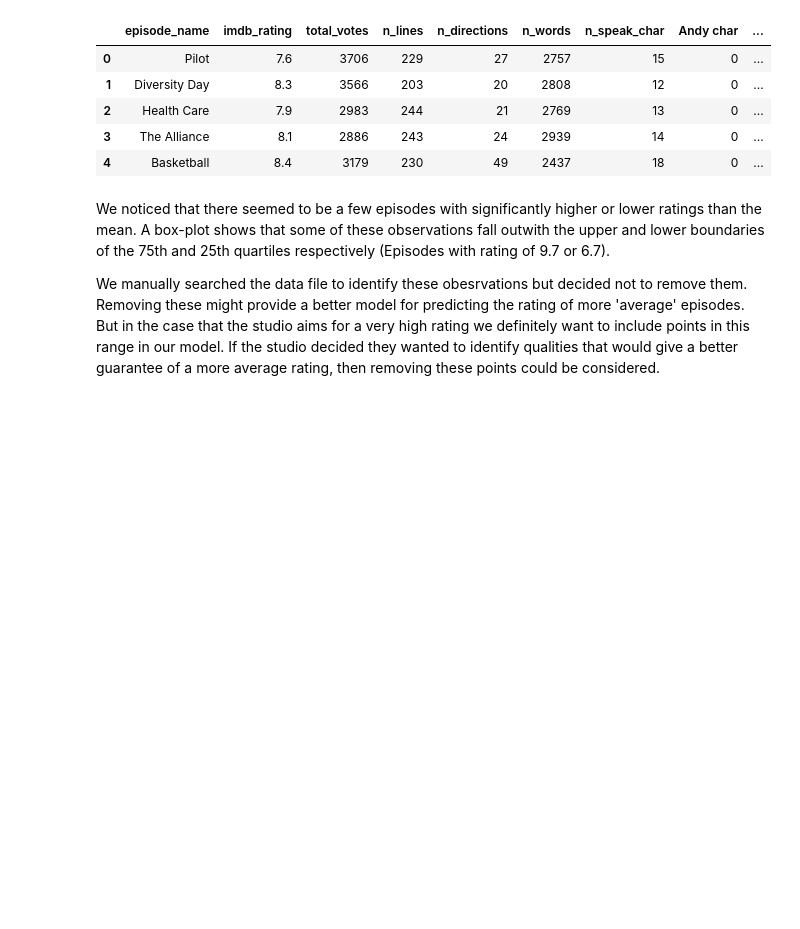
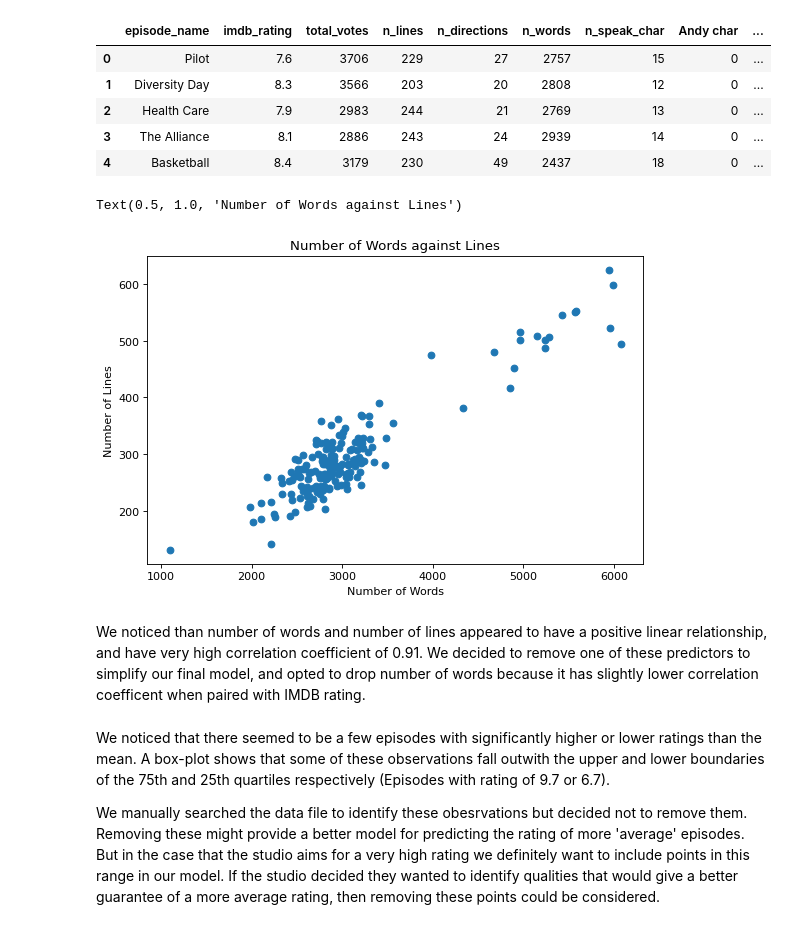
Before and after one commit to BradWangW/imdb_rate_model, a Jupyter notebook: project1.ipynb, the cells around one changed output. Cells and saved outputs as stored; diff of their text form; code cells hidden in the pictures; blank space fills up the shorter version.

```diff
--- a/project1.ipynb
+++ b/project1.ipynb
@@ -278,6 +283,18 @@ data_numeric.head()
 | 2 | Health Care | 7.9 | 2983 | 244 | 21 | 2769 | 13 | 0 | ... |
 | 3 | The Alliance | 8.1 | 2886 | 243 | 24 | 2939 | 14 | 0 | ... |
 | 4 | Basketball | 8.4 | 3179 | 230 | 49 | 2437 | 18 | 0 | ... |
+# %%
+#Plotting two correlated variables on a larger plot
+fig1, ax1 = plt.subplots()
+ax1.scatter(data['n_words'], data['n_lines'])
+ax1.set_xlabel("Number of Words")
+ax1.set_ylabel("Number of Lines")
+ax1.set_title("Number of Words against Lines")
+# %% [output]
+Text(0.5, 1.0, 'Number of Words against Lines')
+[figure, added]
+# %% [markdown]
+We noticed than number of words and number of lines appeared to have a positive linear relationship, and have very high correlation coefficient of 0.91. We decided to remove one of these predictors to simplify our final model, and opted to drop number of words because it has slightly lower correlation coefficent when paired with IMDB rating.
 # %% [markdown]
 We noticed that there seemed to be a few episodes with significantly higher or lower ratings than the mean. A box-plot shows that some of these observations fall outwith the upper and lower boundaries of the 75th and 25th quartiles respectively (Episodes with rating of 9.7 or 6.7).
 
```
Also changed, not shown: parts of 2 cells of this notebook.
